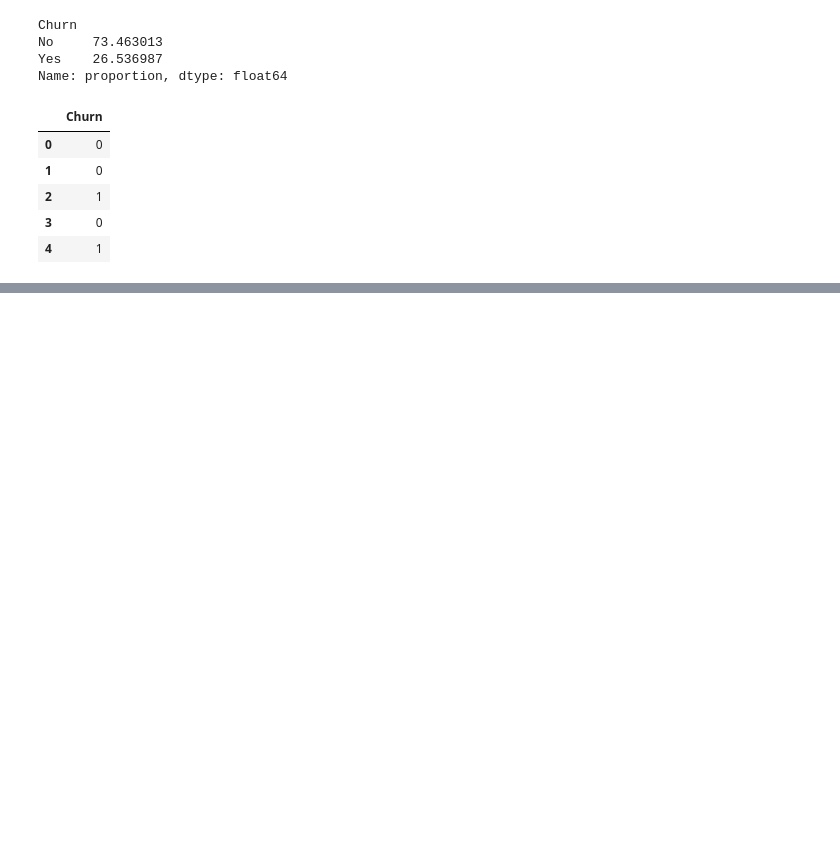
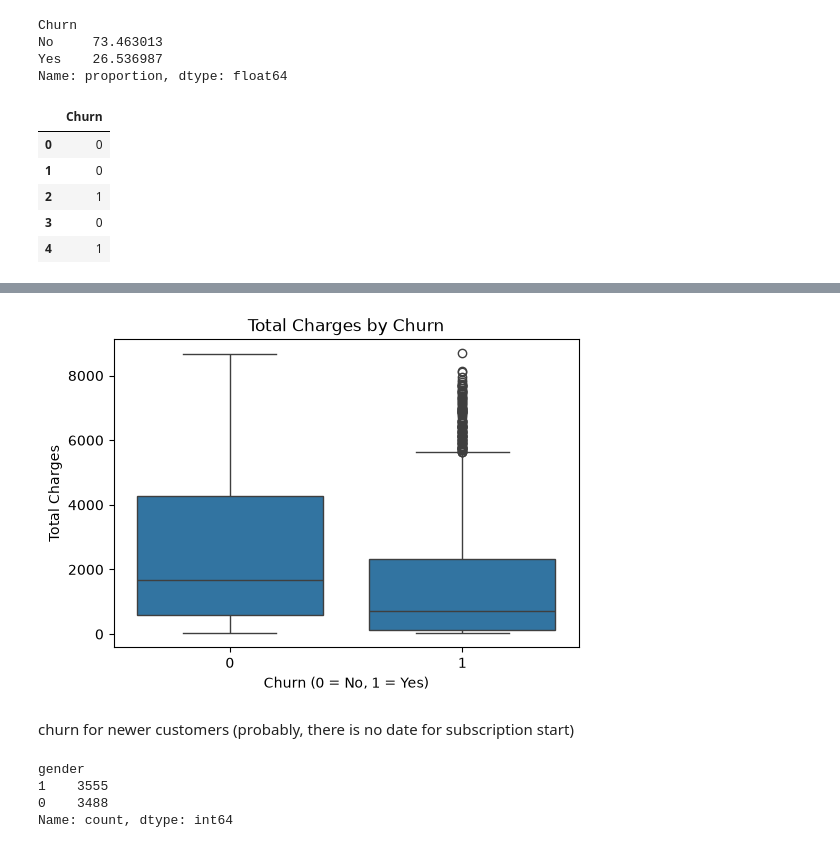
Before and after one commit to nevena-mi/Lab3_Model_Training, a Jupyter notebook: Customer Churn Prediction.ipynb, the cells around one changed output, grey strips where cells are left out. Drawn from its saved outputs; the diff is of its cells as text; code cells hidden in the pictures; blank space fills up the shorter version.

```diff
--- a/Customer Churn Prediction.ipynb
+++ b/Customer Churn Prediction.ipynb
@@ -100,0 +116,12 @@ df[["Churn"]].head(10)
+# %%
+# Total Charges vs Churn
+plt.figure(figsize=(6, 4))
+sns.boxplot(x="Churn", y="TotalCharges", data=df)
+plt.title("Total Charges by Churn")
+plt.xlabel("Churn (0 = No, 1 = Yes)")
+plt.ylabel("Total Charges")
+plt.show()
+# %% [output]
+[figure, added]
+# %% [markdown]
+churn for newer customers (probably, there is no date for subscription start)
@@ -100,0 +130,7 @@ df[["Churn"]].head(10)
+# %%
+print(df["gender"].value_counts())
+# %% [output]
+gender
+1    3555
+0    3488
+Name: count, dtype: int64
```
Also changed, not shown: parts of 28 cells of this notebook.
